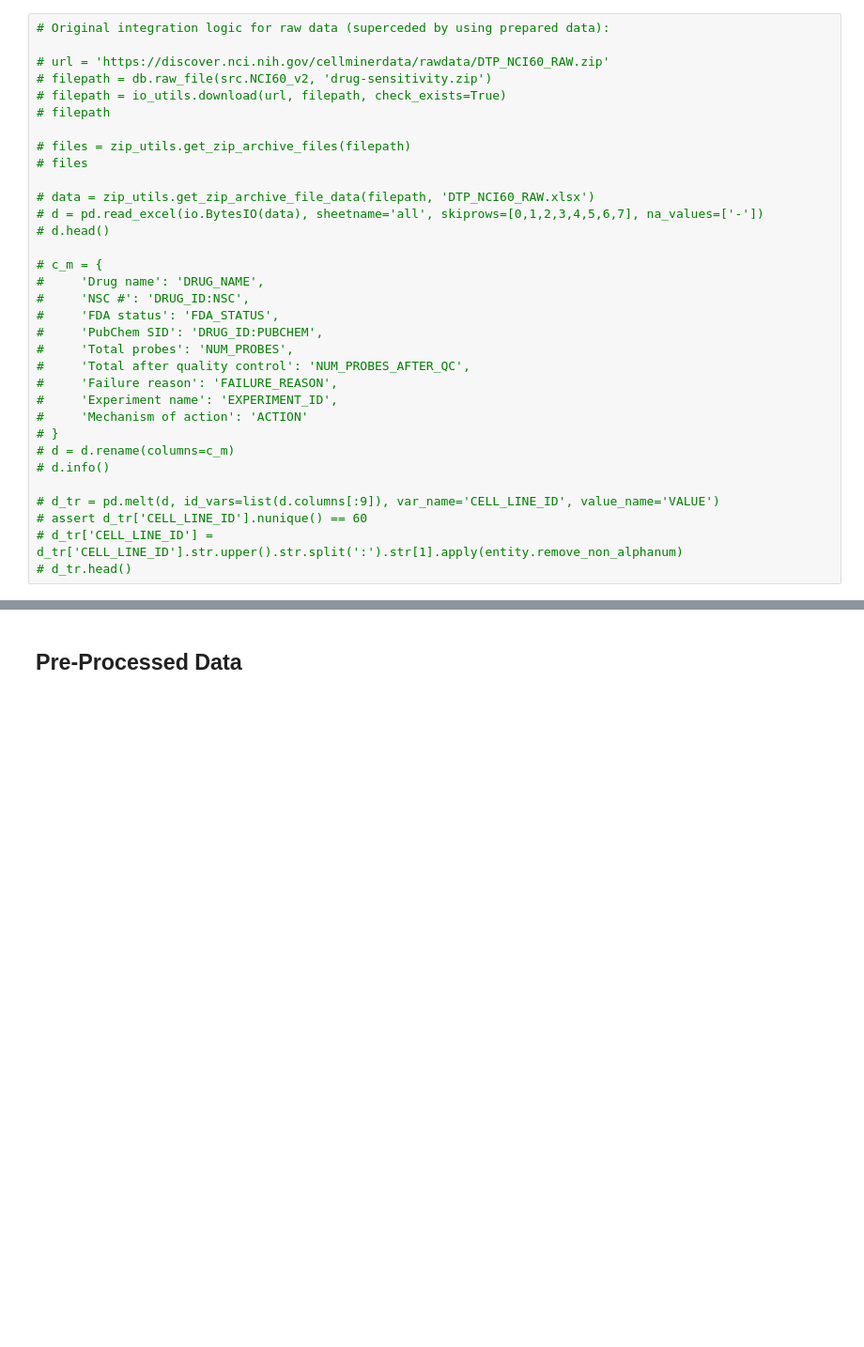
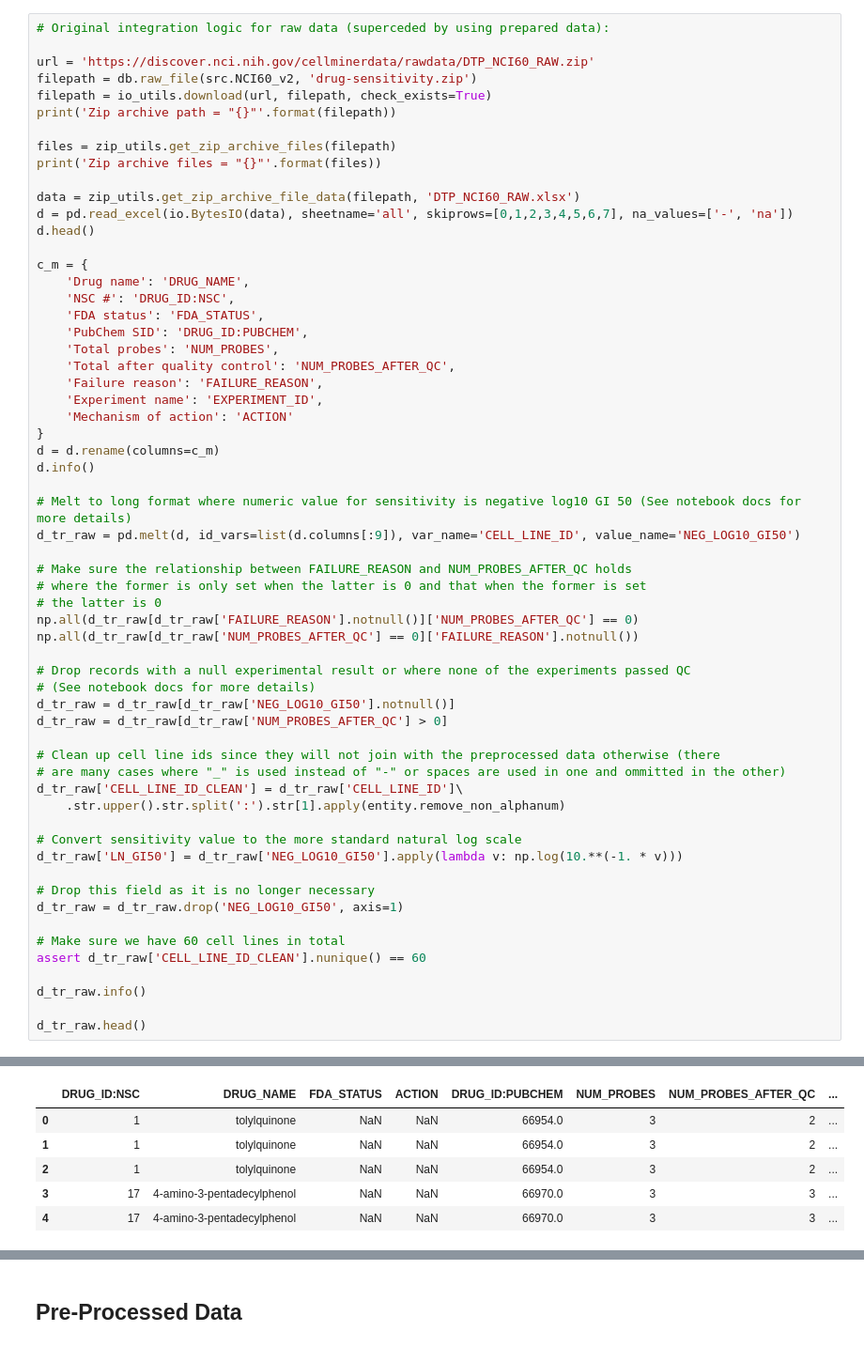
Before and after one commit to eric-czech/mgds, a Jupyter notebook: python/notebook/data_aggregation/import/nci60/v2/drug-sensitivity.ipynb, the cells around one changed output, grey strips where cells are left out. Shown at 94% size. Saved outputs shown, nothing was run; the diff lists cells and outputs as text; blank space fills up the shorter version.

```diff
--- a/python/notebook/data_aggregation/import/nci60/v2/drug-sensitivity.ipynb
+++ b/python/notebook/data_aggregation/import/nci60/v2/drug-sensitivity.ipynb
@@ -62,33 +68,61 @@ pd.set_option('display.max_info_rows', 50000000)
 # %%
 # Original integration logic for raw data (superceded by using prepared data):
 
-# url = 'https://discover.nci.nih.gov/cellminerdata/rawdata/DTP_NCI60_RAW.zip'
-# filepath = db.raw_file(src.NCI60_v2, 'drug-sensitivity.zip')
-# filepath = io_utils.download(url, filepath, check_exists=True)
-# filepath
+url = 'https://discover.nci.nih.gov/cellminerdata/rawdata/DTP_NCI60_RAW.zip'
+filepath = db.raw_file(src.NCI60_v2, 'drug-sensitivity.zip')
+filepath = io_utils.download(url, filepath, check_exists=True)
+print('Zip archive path = "{}"'.format(filepath))
 
-# files = zip_utils.get_zip_archive_files(filepath)
-# files
+files = zip_utils.get_zip_archive_files(filepath)
+print('Zip archive files = "{}"'.format(files))
 
-# data = zip_utils.get_zip_archive_file_data(filepath, 'DTP_NCI60_RAW.xlsx')
-# d = pd.read_excel(io.BytesIO(data), sheetname='all', skiprows=[0,1,2,3,4,5,6,7], na_values=['-'])
-# d.head()
+data = zip_utils.get_zip_archive_file_data(filepath, 'DTP_NCI60_RAW.xlsx')
+d = pd.read_excel(io.BytesIO(data), sheetname='all', skiprows=[0,1,2,3,4,5,6,7], na_values=['-', 'na'])
+d.head()
 
-# c_m = {
-#     'Drug name': 'DRUG_NAME',
-#     'NSC #': 'DRUG_ID:NSC',
-#     'FDA status': 'FDA_STATUS',
-#     'PubChem SID': 'DRUG_ID:PUBCHEM',
-#     'Total probes': 'NUM_PROBES',
-#     'Total after quality control': 'NUM_PROBES_AFTER_QC',
-#     'Failure reason': 'FAILURE_REASON',
-#     'Experiment name': 'EXPERIMENT_ID',
-#     'Mechanism of action': 'ACTION'
-# }
-# d = d.rename(columns=c_m)
-# d.info()
+c_m = {
+    'Drug name': 'DRUG_NAME',
+    'NSC #': 'DRUG_ID:NSC',
+    'FDA status': 'FDA_STATUS',
+    'PubChem SID': 'DRUG_ID:PUBCHEM',
+    'Total probes': 'NUM_PROBES',
+    'Total after quality control': 'NUM_PROBES_AFTER_QC',
+    'Failure reason': 'FAILURE_REASON',
+    'Experiment name': 'EXPERIMENT_ID',
+    'Mechanism of action': 'ACTION'
+}
+d = d.rename(columns=c_m)
+d.info()
 
-# d_tr = pd.melt(d, id_vars=list(d.columns[:9]), var_name='CELL_LINE_ID', value_name='VALUE')
-# assert d_tr['CELL_LINE_ID'].nunique() == 60
-# d_tr['CELL_LINE_ID'] = d_tr['CELL_LINE_ID'].str.upper().str.split(':').str[1].apply(entity.remove_non_alphanum)
-# d_tr.head()
+# Melt to long format where numeric value for sensitivity is negative log10 GI 50 (See notebook docs for more details)
+d_tr_raw = pd.melt(d, id_vars=list(d.columns[:9]), var_name='CELL_LINE_ID', value_name='NEG_LOG10_GI50')
+
+# Make sure the relationship between FAILURE_REASON and NUM_PROBES_AFTER_QC holds
+# where the former is only set when the latter is 0 and that when the former is set
+# the latter is 0
+np.all(d_tr_raw[d_tr_raw['FAILURE_REASON'].notnull()]['NUM_PROBES_AFTER_QC'] == 0)
+np.all(d_tr_raw[d_tr_raw['NUM_PROBES_AFTER_QC'] == 0]['FAILURE_REASON'].notnull())
+
+# Drop records with a null experimental result or where none of the experiments passed QC
+# (See notebook docs for more details)
+d_tr_raw = d_tr_raw[d_tr_raw['NEG_LOG10_GI50'].notnull()]
+d_tr_raw = d_tr_raw[d_tr_raw['NUM_PROBES_AFTER_QC'] > 0]
+
+# Clean up cell line ids since they will not join with the preprocessed data otherwise (there
+# are many cases where "_" is used instead of "-" or spaces are used in one and ommitted in the other)
+d_tr_raw['CELL_LINE_ID_CLEAN'] = d_tr_raw['CELL_LINE_ID']\
+    .str.upper().str.split(':').str[1].apply(entity.remove_non_alphanum)
+
+# Convert sensitivity value to the more standard natural log scale
+d_tr_raw['LN_GI50'] = d_tr_raw['NEG_LOG10_GI50'].apply(lambda v: np.log(10.**(-1. * v)))
+
+# Drop this field as it is no longer necessary
+d_tr_raw = d_tr_raw.drop('NEG_LOG10_GI50', axis=1)
+
+# Make sure we have 60 cell lines in total
+assert d_tr_raw['CELL_LINE_ID_CLEAN'].nunique() == 60
+
+d_tr_raw.info()
+
+d_tr_raw.head()
+# %% [output]
@@ -94,0 +146,6 @@ pd.set_option('display.max_info_rows', 50000000)
+|  | DRUG_ID:NSC | DRUG_NAME | FDA_STATUS | ACTION | DRUG_ID:PUBCHEM | NUM_PROBES | NUM_PROBES_AFTER_QC | ... |
+| 0 | 1 | tolylquinone | NaN | NaN | 66954.0 | 3 | 2 | ... |
+| 1 | 1 | tolylquinone | NaN | NaN | 66954.0 | 3 | 2 | ... |
+| 2 | 1 | tolylquinone | NaN | NaN | 66954.0 | 3 | 2 | ... |
+| 3 | 17 | 4-amino-3-pentadecylphenol | NaN | NaN | 66970.0 | 3 | 3 | ... |
+| 4 | 17 | 4-amino-3-pentadecylphenol | NaN | NaN | 66970.0 | 3 | 3 | ... |
```
Also changed, not shown: parts of 34 cells of this notebook, 14 other files.
